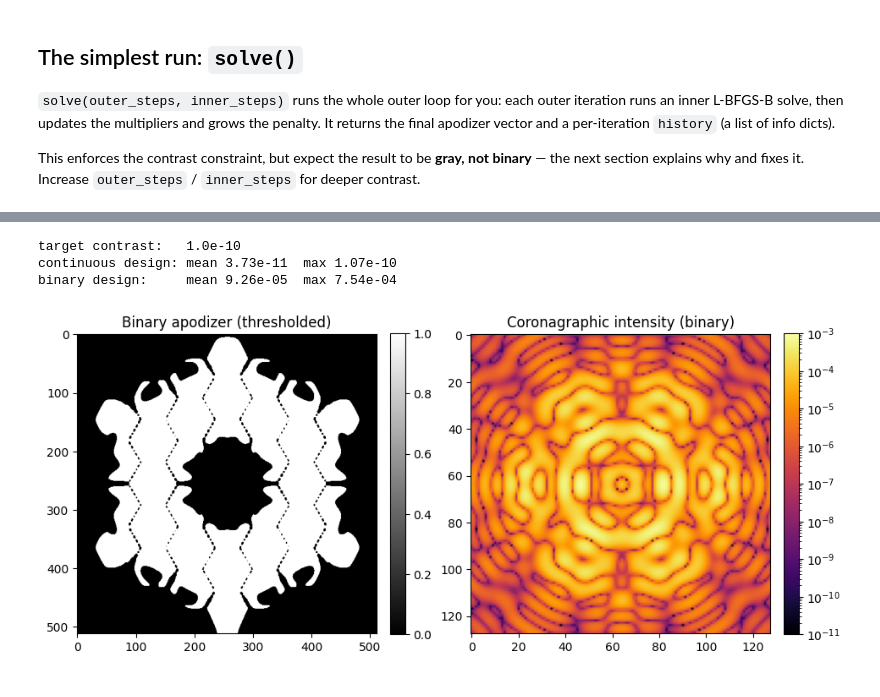
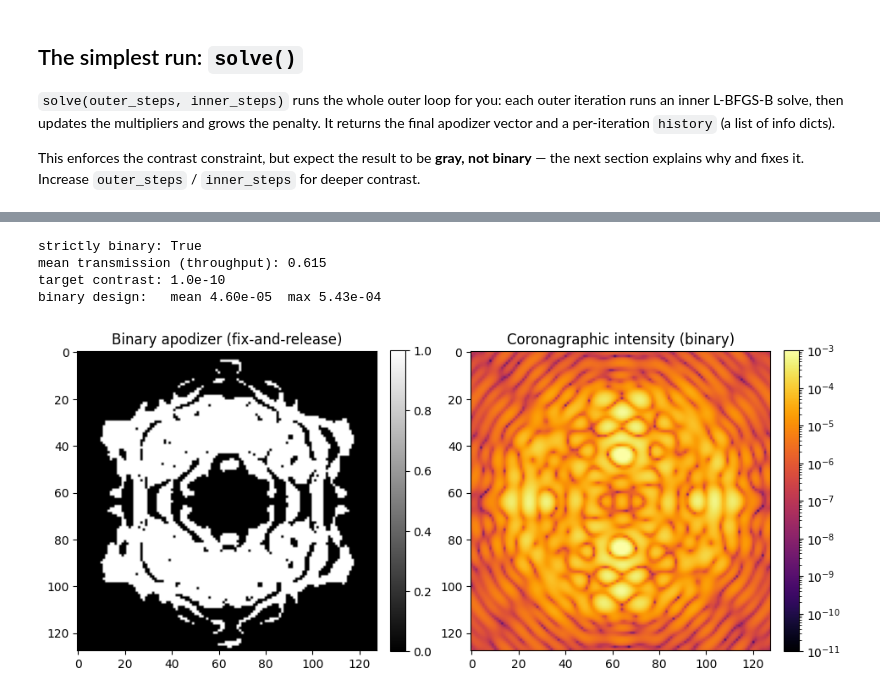
Before and after one commit to Jashcraf/dygdug, a Jupyter notebook: docs/source/how-tos/AugmentedLagrangian_Optimization.ipynb, the cells around one changed output, grey strips where cells are left out. Drawn from its saved outputs; the diff is of its cells as text; code cells hidden in the pictures.

```diff
--- a/docs/source/how-tos/AugmentedLagrangian_Optimization.ipynb
+++ b/docs/source/how-tos/AugmentedLagrangian_Optimization.ipynb
@@ -37,7 +37,7 @@ from dygdug.models import Coronagraph
 
 # Define instrument parameters
 circumscribed_diameter = 10.95e3
-Npup = 512
+Npup = 128
 Nfoc = 128
 wvl = 1
 fno = 13.66
@@ -138,11 +138,11 @@ model = AugmentedLagrangian(
     x0=x0,
     lower_bounds=np.zeros_like(x0),
     upper_bounds=np.ones_like(x0),
-    constraint_kind="field",   # linear constraint -> binary-friendly
+    constraint_kind="scaled-field",  # linear (binary-friendly), O(1) residuals
     normalize_throughput=True,
     throughput_weight=1.0,
     penalty=1.0,
-    penalty_growth=2.0,        # ramp rho by 2x/step (the default 10x explodes)
+    penalty_growth=2.0,        # rho *= 2, but only when the violation stalls
     optimizer_kwargs={"maxls": 50},  # forwarded to PrysmLBFGSB
     ftol=1e-4,  # let inner solves exit early once the objective plateaus
     gtol=1e-6,
@@ -286,33 +366,32 @@ The schedule above leaves at most a thin gray rim. Projecting it to a hard binar
 # %%
-# Project residual gray pixels to a hard binary apodizer.
-x_binary = np.where(xf > 0.5, 1.0, 0.0)
+# xf is binary by construction (every pixel pinned to a bound in phase 3).
+x_host = asnumpy(xf)
+print(f"strictly binary: {bool(((x_host == 0) | (x_host == 1)).all())}")
+print(f"mean transmission (throughput): {x_host.mean():.3f}")
 
 dh_host = asnumpy(dark_hole).astype(bool)
 
-# Continuous (pre-threshold) dark-hole contrast.
+# Re-propagate the final design and check the dark hole against the target.
 pupil.update(xf)
-I_cont = asnumpy(np.abs(coro.forward(wvl, include_fpm=True)) ** 2) / contrast_norm
-# Binary (post-threshold) dark-hole contrast.
-pupil.update(x_binary)
 I_bin = asnumpy(np.abs(coro.forward(wvl, include_fpm=True)) ** 2) / contrast_norm
 
-print(f"target contrast:   {target_contrast:.1e}")
-print(f"continuous design: mean {I_cont[dh_host].mean():.2e}  max {I_cont[dh_host].max():.2e}")
-print(f"binary design:     mean {I_bin[dh_host].mean():.2e}  max {I_bin[dh_host].max():.2e}")
+print(f"target contrast: {target_contrast:.1e}")
+print(f"binary design:   mean {I_bin[dh_host].mean():.2e}  max {I_bin[dh_host].max():.2e}")
 
 fig, ax = plt.subplots(1, 2, figsize=(11, 5))
-ax[0].set_title("Binary apodizer (thresholded)")
+ax[0].set_title("Binary apodizer (fix-and-release)")
 im0 = ax[0].imshow(asnumpy(pupil.data), cmap="gray", vmin=0, vmax=1)
 plt.colorbar(im0, ax=ax[0], fraction=0.046, pad=0.04)
 ax[1].set_title("Coronagraphic intensity (binary)")
 im1 = ax[1].imshow(I_bin, cmap="inferno", norm=LogNorm(vmin=1e-11, vmax=1e-3))
 plt.colorbar(im1, ax=ax[1], fraction=0.046, pad=0.04)
 plt.show()
 # %% [output]
-target contrast:   1.0e-10
-continuous design: mean 3.73e-11  max 1.07e-10
-binary design:     mean 9.26e-05  max 7.54e-04
+strictly binary: True
+mean transmission (throughput): 0.615
+target contrast: 1.0e-10
+binary design:   mean 4.60e-05  max 5.43e-04
-[figure, old version]
+[figure, new version]
 # %% [markdown]
 ## Recap
 
```
Also changed, not shown: parts of 10 cells of this notebook, 8 other files.
